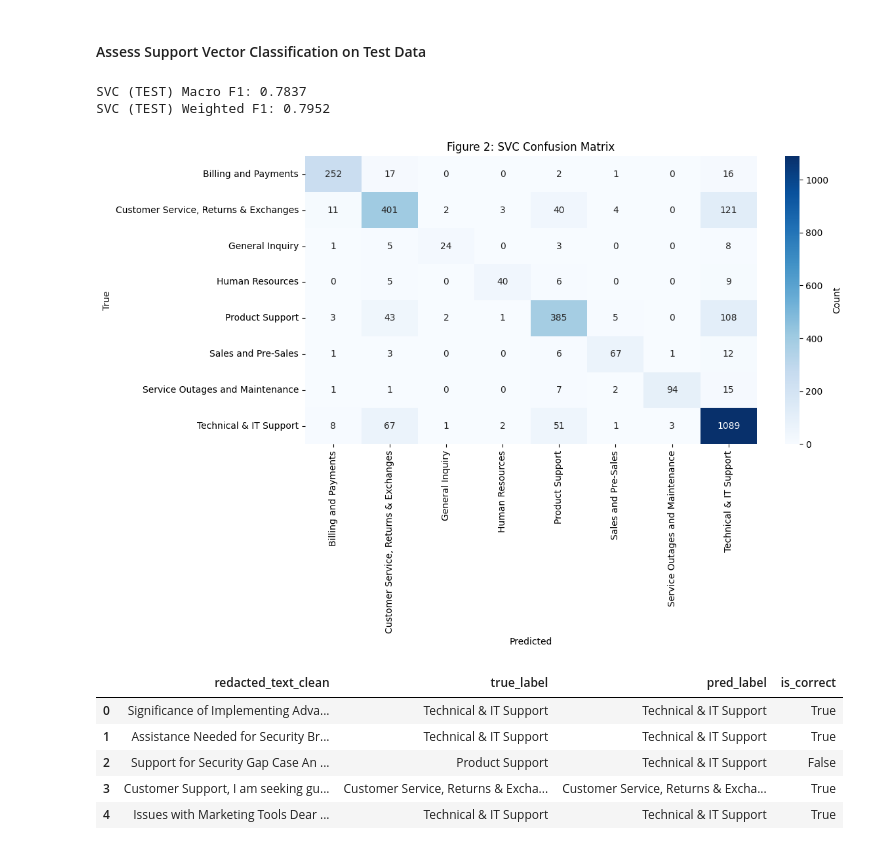
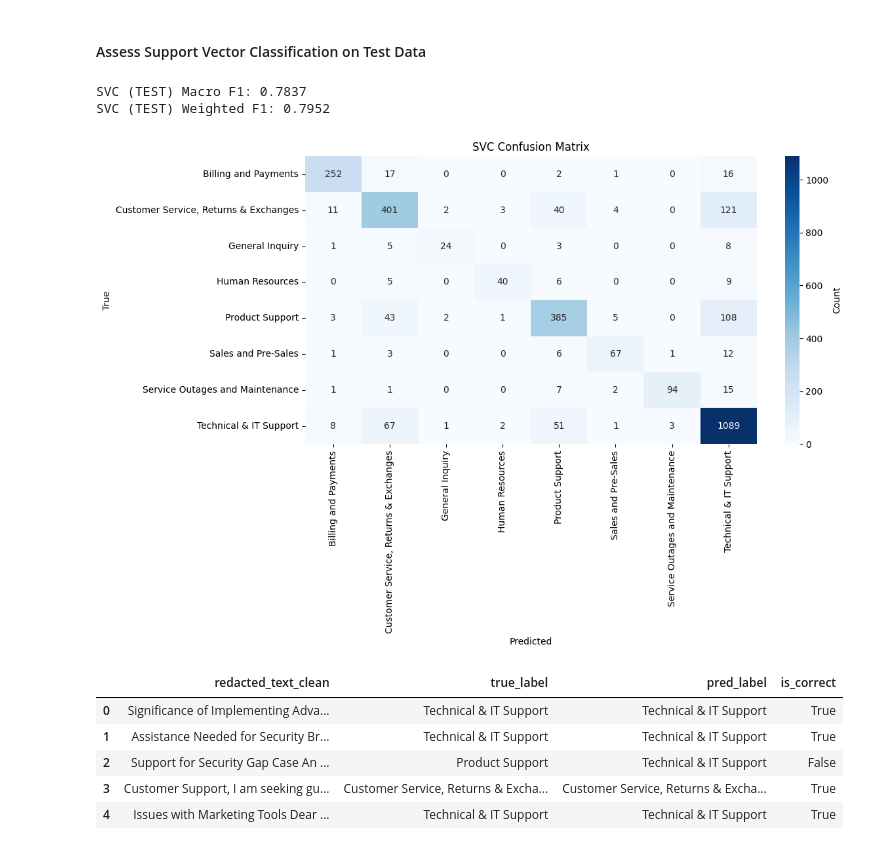
Before and after one commit to dallen014/queuerious_detector, a Jupyter notebook: notebooks/2.01-compare-models-deepdive.ipynb, the cells around one changed output. Drawn from its saved outputs; the diff is of its cells as text; code cells hidden in the pictures.

```diff
--- a/notebooks/2.01-compare-models-deepdive.ipynb
+++ b/notebooks/2.01-compare-models-deepdive.ipynb
@@ -282,33 +299,33 @@ plt.show()
 # %%
 # declare svc_X and svc_y for Support Vector Classifier
 svc_test_raw_y = test_data["queue_grouped"]
 svc_test_enc_y = label_encoder.transform(svc_test_raw_y)
 
 # use Sentence Transformer embeddings as features, then scale
 svc_test_X = test_embeddings.astype(np.float32)
 svc_test_X_scaled = scaler.transform(svc_test_X)
 
 # make predictions
 svc_test_preds = svm_model.predict(svc_test_X_scaled)
 
 # evaluate model
 svc_test_macro_f1 = f1_score(svc_test_enc_y, svc_test_preds, average="macro")
 svc_test_weighted_f1 = f1_score(svc_test_enc_y, svc_test_preds, average="weighted")
 
 print(f"SVC (TEST) Macro F1: {svc_test_macro_f1:.4f}")
 print(f"SVC (TEST) Weighted F1: {svc_test_weighted_f1:.4f}")
 
 # plot_confusion_heatmap
 plot_confusion_heatmap(
     y_true=svc_test_enc_y,
     y_pred=svc_test_preds,
     class_names=label_encoder.classes_,
-    title="Figure 2: SVC Confusion Matrix",
+    title="SVC Confusion Matrix",
 )
 # %% [output]
 SVC (TEST) Macro F1: 0.7837
 SVC (TEST) Weighted F1: 0.7952
-[figure, old version]
+[figure, new version]
 # %%
 #save a table of predictions (decoded)
 svc_test_pred_labels = label_encoder.inverse_transform(svc_test_preds)
```
Also changed, not shown: parts of 2 cells of this notebook.
